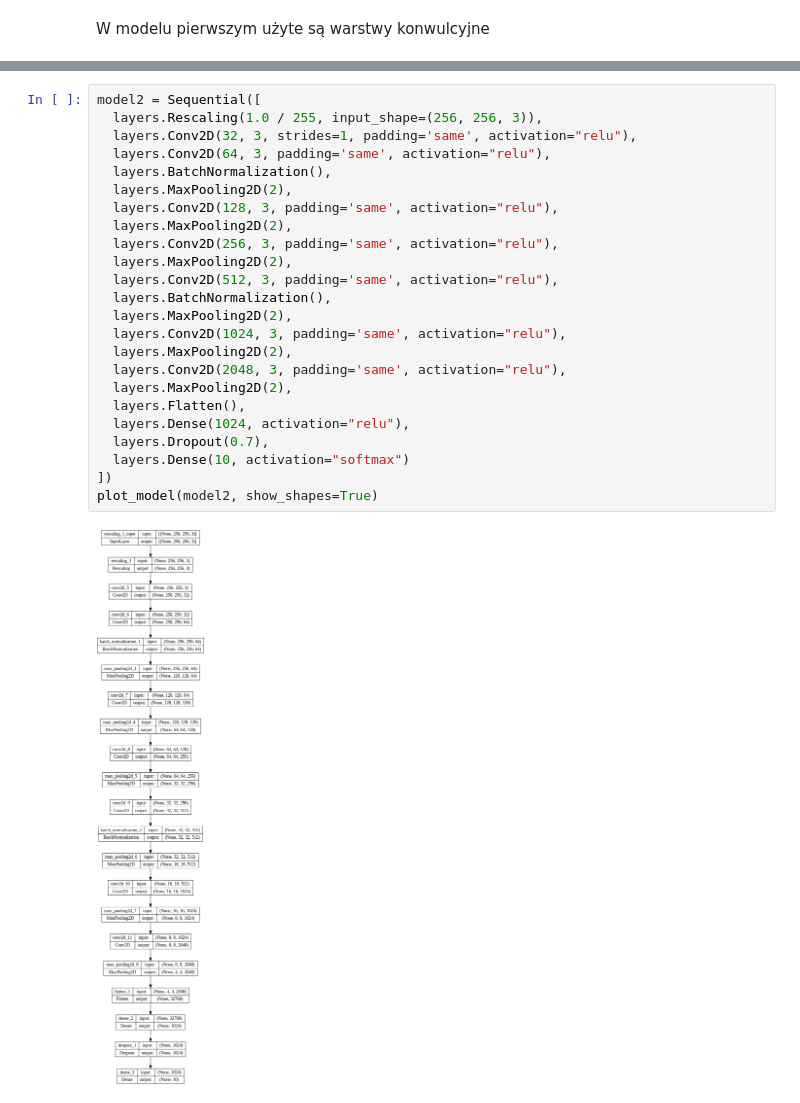
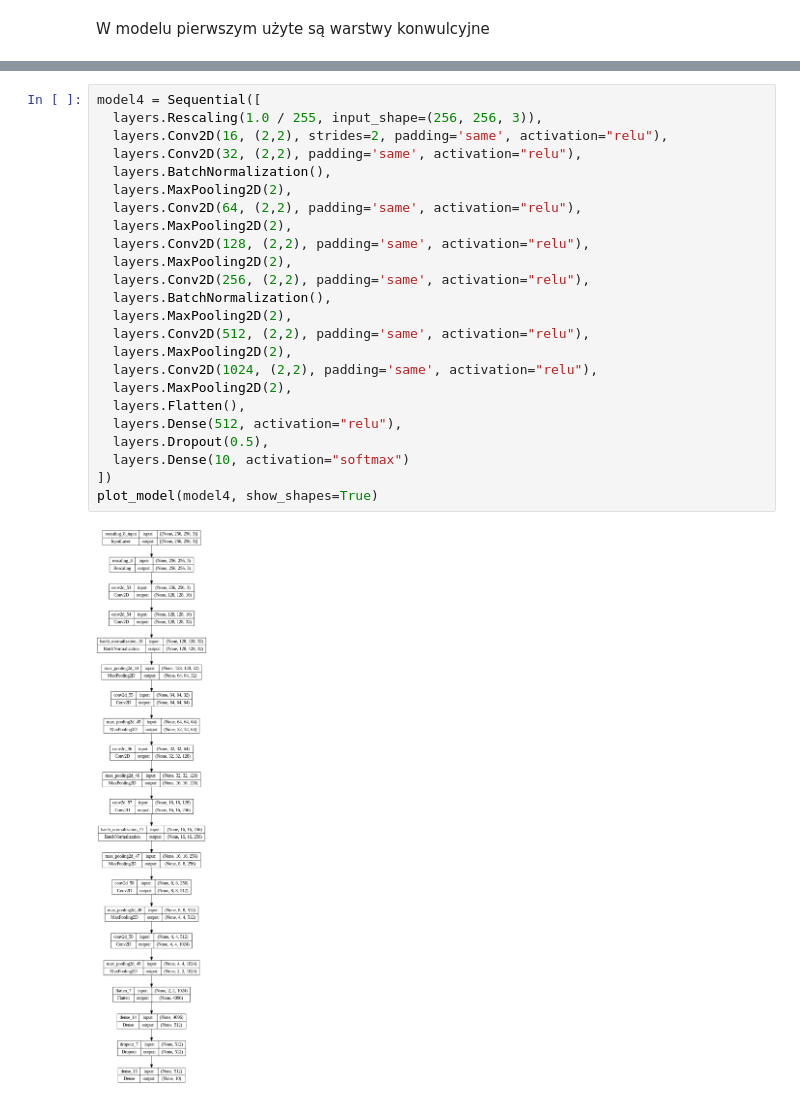
Before and after one commit to tajski/Keras-konsulcyjne-sieci-neuronowe, a Jupyter notebook: Cwiczenie2_42885.ipynb, the cells around one changed output, grey strips where cells are left out. Drawn from its saved outputs; the diff is of its cells as text.

```diff
--- a/Cwiczenie2_42885.ipynb
+++ b/Cwiczenie2_42885.ipynb
@@ -137,26 +194,26 @@ plot_model(model1, show_shapes=True)
 # %%
-model2 = Sequential([
+model4 = Sequential([
   layers.Rescaling(1.0 / 255, input_shape=(256, 256, 3)),
-  layers.Conv2D(32, 3, strides=1, padding='same', activation="relu"),
-  layers.Conv2D(64, 3, padding='same', activation="relu"),
+  layers.Conv2D(16, (2,2), strides=2, padding='same', activation="relu"),
+  layers.Conv2D(32, (2,2), padding='same', activation="relu"),
   layers.BatchNormalization(),
   layers.MaxPooling2D(2),
-  layers.Conv2D(128, 3, padding='same', activation="relu"),
+  layers.Conv2D(64, (2,2), padding='same', activation="relu"),
   layers.MaxPooling2D(2),
-  layers.Conv2D(256, 3, padding='same', activation="relu"),
+  layers.Conv2D(128, (2,2), padding='same', activation="relu"),
   layers.MaxPooling2D(2),
-  layers.Conv2D(512, 3, padding='same', activation="relu"),
+  layers.Conv2D(256, (2,2), padding='same', activation="relu"),
   layers.BatchNormalization(),
   layers.MaxPooling2D(2),
-  layers.Conv2D(1024, 3, padding='same', activation="relu"),
+  layers.Conv2D(512, (2,2), padding='same', activation="relu"),
   layers.MaxPooling2D(2),
-  layers.Conv2D(2048, 3, padding='same', activation="relu"),
+  layers.Conv2D(1024, (2,2), padding='same', activation="relu"),
   layers.MaxPooling2D(2),
   layers.Flatten(),
-  layers.Dense(1024, activation="relu"),
-  layers.Dropout(0.7),
+  layers.Dense(512, activation="relu"),
+  layers.Dropout(0.5),
   layers.Dense(10, activation="softmax")
 ])
-plot_model(model2, show_shapes=True)
+plot_model(model4, show_shapes=True)
 # %% [output]
-[figure, old version]
+[figure, new version]
```
Also changed, not shown: parts of 33 cells of this notebook.
